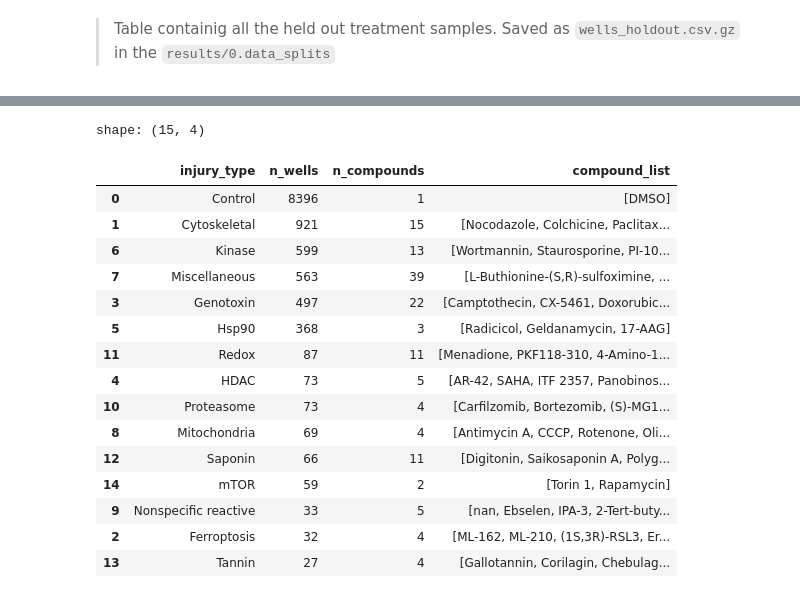
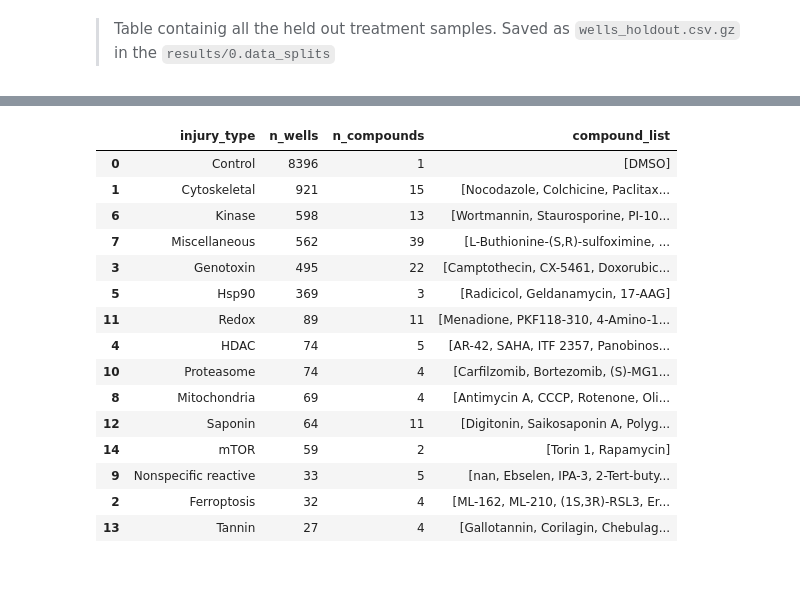
Before and after one commit to WayScience/Cytotoxic-Nuisance-Metadata-Analysis, a Jupyter notebook: notebooks/1.data_splits/data_splits.ipynb, the cells around one changed output, grey strips where cells are left out. Drawn from its saved outputs; the diff is of its cells as text; code cells hidden in the pictures.

```diff
--- a/notebooks/1.data_splits/data_splits.ipynb
+++ b/notebooks/1.data_splits/data_splits.ipynb
@@ -252,7 +195,7 @@ Here we build a plate metadata infromations where we look at the type of treatme
 This will be saved in `results/0.data_splits`
 # %%
 plate_meta = {}
-for plate_id, df in labeled_df.groupby("Plate"):
+for plate_id, df in fs_profile_df.groupby("Plate"):
     unique_compounds = list(df["Compound Name"].unique())
     n_treatments = len(unique_compounds)
 
@@ -292,7 +235,7 @@ n_samples = 15
 
 # collecting randomly select wells based on treatment
 treatment_holdout_df = []
-for treatment, df in labeled_df.groupby("Compound Name", as_index=False):
+for treatment, df in fs_profile_df.groupby("Compound Name", as_index=False):
     heldout_treatment = df.sample(n=15, random_state=seed)
     treatment_holdout_df.append(heldout_treatment)
 
@@ -302,10 +245,10 @@ treatment_holdout_df = pd.concat(treatment_holdout_df)
 # take the indices of the held out data frame and use it to drop those samples from
 # the main dataset. And then check if those indices are dropped
 treatment_idx_to_drop = treatment_holdout_df.index.tolist()
-labeled_df = labeled_df.drop(treatment_idx_to_drop)
+fs_profile_df = fs_profile_df.drop(treatment_idx_to_drop)
 assert all(
     [
-        True if num not in labeled_df.index.tolist() else False
+        True if num not in fs_profile_df.index.tolist() else False
         for num in treatment_idx_to_drop
     ]
 ), "index to be dropped found in the main dataframe"
@@ -345,8 +288,8 @@ np.random.seed(seed)
 
 # collecting randomly select wells based on treatment
 wells_heldout_df = []
-for treatment, df in labeled_df.groupby("Plate", as_index=False):
-    # seperate control wells and rest of all wells since there is a huge label imbalance
+for treatment, df in fs_profile_df.groupby("Plate", as_index=False):
+    # separate control wells and rest of all wells since there is a huge label imbalance
     # selected 5 control wells and 10 random wells from the plate
     df_control = df.loc[df["Compound Name"] == "DMSO"].sample(
         n=n_controls, random_state=seed
@@ -366,10 +309,10 @@ wells_heldout_df = pd.concat(wells_heldout_df)
 # take the indices of the held out data frame and use it to drop those samples from
 # the main dataset. And then check if those indices are dropped
 wells_idx_to_drop = wells_heldout_df.index.tolist()
-labeled_df = labeled_df.drop(wells_idx_to_drop)
+fs_profile_df = fs_profile_df.drop(wells_idx_to_drop)
 assert all(
     [
-        True if num not in labeled_df.index.tolist() else False
+        True if num not in fs_profile_df.index.tolist() else False
         for num in treatment_idx_to_drop
     ]
 ), "index to be dropped found in the main dataframe"
@@ -381,5 +324,5 @@ wells_heldout_df.to_csv(
 
 # display
 print("Wells holdout shape:", wells_heldout_df.shape)
-wells_heldout_df.head(10)
+wells_heldout_df.head()
 # %% [output]
@@ -408,19 +346,19 @@ np.random.seed(seed)
 
 # selecting 10 plates randomly from a list
 selected_plates = (
-    np.random.choice(labeled_df["Plate"].unique().tolist(), (n_plates, 1))
+    np.random.choice(fs_profile_df["Plate"].unique().tolist(), (n_plates, 1))
     .flatten()
     .tolist()
 )
-plate_holdout_df = labeled_df.loc[labeled_df["Plate"].isin(selected_plates)]
+plate_holdout_df = fs_profile_df.loc[fs_profile_df["Plate"].isin(selected_plates)]
 
 # take the indices of the held out data frame and use it to drop those samples from
 # the main dataset. And then check if those indices are dropped
 plate_idx_to_drop = plate_holdout_df.index.tolist()
-labeled_df = labeled_df.drop(plate_idx_to_drop)
+fs_profile_df = fs_profile_df.drop(plate_idx_to_drop)
 assert all(
     [
-        True if num not in labeled_df.index.tolist() else False
+        True if num not in fs_profile_df.index.tolist() else False
         for num in treatment_idx_to_drop
     ]
 ), "index to be dropped found in the main dataframe"
@@ -449,37 +383,36 @@ Below we are going to use the remaining dataset and split them into test and tra
 # %%
 # Showing the amount of data we have after removing the holdout data
 meta_injury = []
-for injury_type, df in labeled_df.groupby("injury_type"):
+for injury_type, df in fs_profile_df.groupby("injury_type"):
     # extract n_wells, n_compounds and unique compounds per injury_type
     n_wells = df.shape[0]
     unique_compounds = list(df["Compound Name"].unique())
     n_compounds = len(unique_compounds)
 
     # store information
     meta_injury.append([injury_type, n_wells, n_compounds, unique_compounds])
 
+# creating data frame
 injury_meta_df = pd.DataFrame(
     meta_injury, columns=["injury_type", "n_wells", "n_compounds", "compound_list"]
 ).sort_values("n_wells", ascending=False)
 injury_meta_df.to_csv(data_split_dir / "injury_well_counts_table.csv", index=False)
 
 # display
-print("shape:", injury_meta_df.shape)
 injury_meta_df
 # %% [output]
-shape: (15, 4)
 |  | injury_type | n_wells | n_compounds | compound_list |
 | 0 | Control | 8396 | 1 | [DMSO] |
 | 1 | Cytoskeletal | 921 | 15 | [Nocodazole, Colchicine, Paclitax... |
-| 6 | Kinase | 599 | 13 | [Wortmannin, Staurosporine, PI-10... |
-| 7 | Miscellaneous | 563 | 39 | [L-Buthionine-(S,R)-sulfoximine, ... |
-| 3 | Genotoxin | 497 | 22 | [Camptothecin, CX-5461, Doxorubic... |
-| 5 | Hsp90 | 368 | 3 | [Radicicol, Geldanamycin, 17-AAG] |
-| 11 | Redox | 87 | 11 | [Menadione, PKF118-310, 4-Amino-1... |
-| 4 | HDAC | 73 | 5 | [AR-42, SAHA, ITF 2357, Panobinos... |
-| 10 | Proteasome | 73 | 4 | [Carfilzomib, Bortezomib, (S)-MG1... |
+| 6 | Kinase | 598 | 13 | [Wortmannin, Staurosporine, PI-10... |
+| 7 | Miscellaneous | 562 | 39 | [L-Buthionine-(S,R)-sulfoximine, ... |
+| 3 | Genotoxin | 495 | 22 | [Camptothecin, CX-5461, Doxorubic... |
+| 5 | Hsp90 | 369 | 3 | [Radicicol, Geldanamycin, 17-AAG] |
+| 11 | Redox | 89 | 11 | [Menadione, PKF118-310, 4-Amino-1... |
+| 4 | HDAC | 74 | 5 | [AR-42, SAHA, ITF 2357, Panobinos... |
+| 10 | Proteasome | 74 | 4 | [Carfilzomib, Bortezomib, (S)-MG1... |
 | 8 | Mitochondria | 69 | 4 | [Antimycin A, CCCP, Rotenone, Oli... |
-| 12 | Saponin | 66 | 11 | [Digitonin, Saikosaponin A, Polyg... |
+| 12 | Saponin | 64 | 11 | [Digitonin, Saikosaponin A, Polyg... |
 | 14 | mTOR | 59 | 2 | [Torin 1, Rapamycin] |
 | 9 | Nonspecific reactive | 33 | 5 | [nan, Ebselen, IPA-3, 2-Tert-buty... |
 | 2 | Ferroptosis | 32 | 4 | [ML-162, ML-210, (1S,3R)-RSL3, Er... |
```
Also changed, not shown: parts of 34 cells of this notebook, 15 other files.
